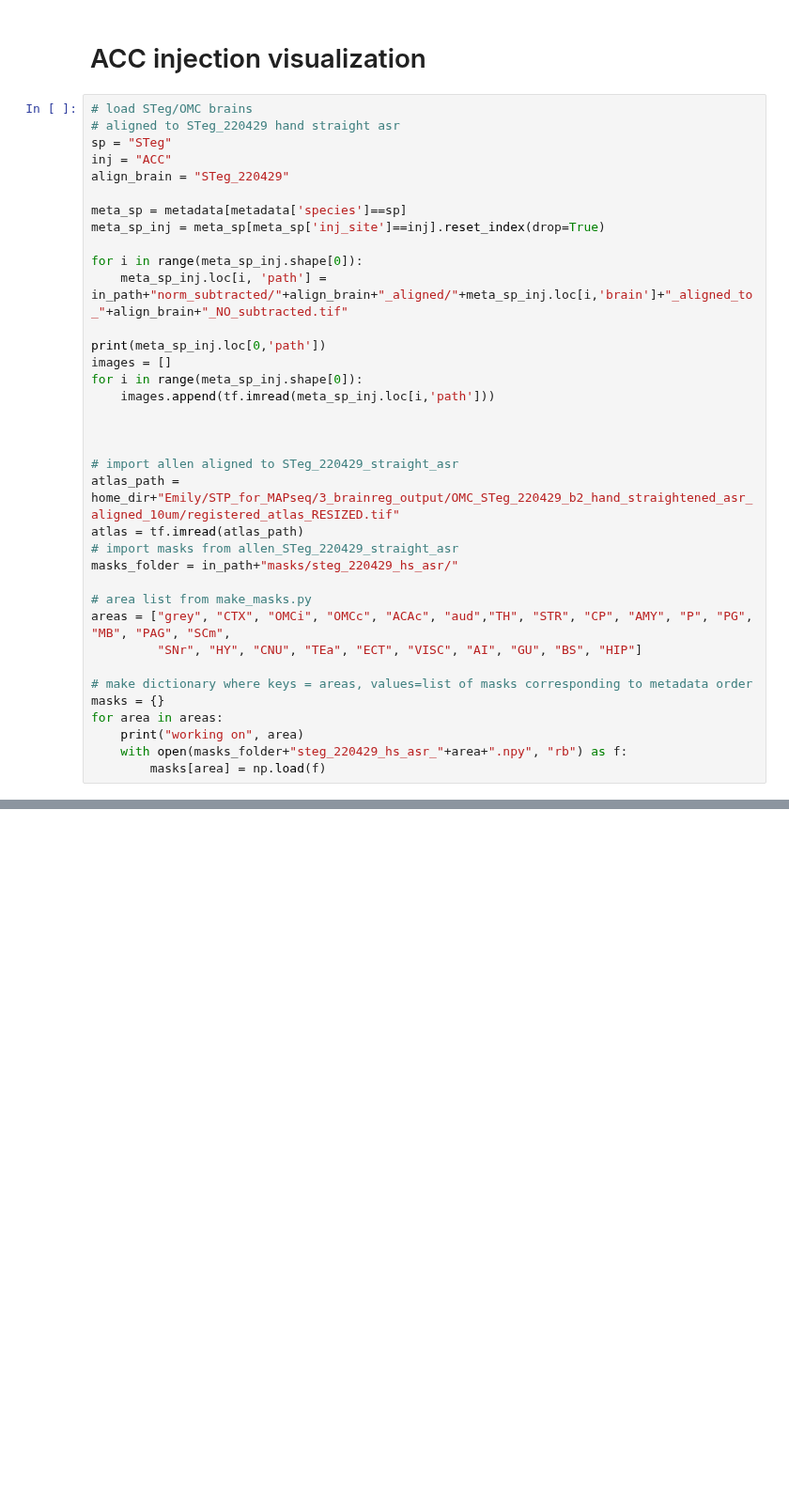
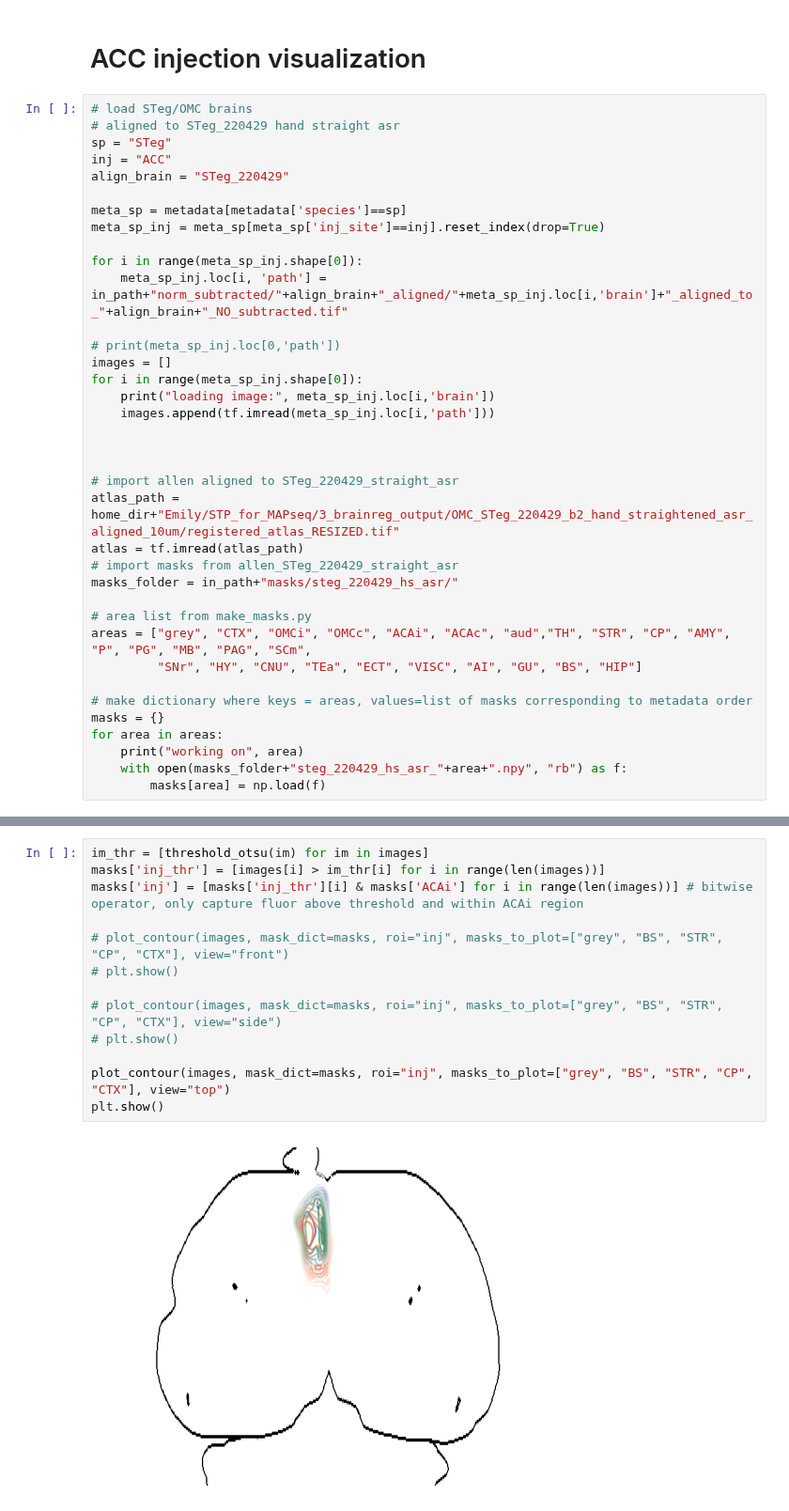
Before and after one commit to eisko/STP_analysis, a Jupyter notebook: Injection_vis.ipynb, the cells around one changed output, grey strips where cells are left out. Shown at 94% size. Drawn from its saved outputs; the diff is of its cells as text; blank space fills up the shorter version.

```diff
--- a/Injection_vis.ipynb
+++ b/Injection_vis.ipynb
@@ -556,9 +556,10 @@ meta_sp_inj = meta_sp[meta_sp['inj_site']==inj].reset_index(drop=True)
 for i in range(meta_sp_inj.shape[0]):
     meta_sp_inj.loc[i, 'path'] = in_path+"norm_subtracted/"+align_brain+"_aligned/"+meta_sp_inj.loc[i,'brain']+"_aligned_to_"+align_brain+"_NO_subtracted.tif"
 
-print(meta_sp_inj.loc[0,'path'])
+# print(meta_sp_inj.loc[0,'path'])
 images = []
 for i in range(meta_sp_inj.shape[0]):
+    print("loading image:", meta_sp_inj.loc[i,'brain'])
     images.append(tf.imread(meta_sp_inj.loc[i,'path']))
 
 
@@ -570,7 +571,7 @@ atlas = tf.imread(atlas_path)
 masks_folder = in_path+"masks/steg_220429_hs_asr/"
 
 # area list from make_masks.py
-areas = ["grey", "CTX", "OMCi", "OMCc", "ACAc", "aud","TH", "STR", "CP", "AMY", "P", "PG", "MB", "PAG", "SCm",
+areas = ["grey", "CTX", "OMCi", "OMCc", "ACAi", "ACAc", "aud","TH", "STR", "CP", "AMY", "P", "PG", "MB", "PAG", "SCm",
          "SNr", "HY", "CNU", "TEa", "ECT", "VISC", "AI", "GU", "BS", "HIP"]
 
 # make dictionary where keys = areas, values=list of masks corresponding to metadata order
@@ -581,0 +601,15 @@ for area in areas:
+# %%
+im_thr = [threshold_otsu(im) for im in images]
+masks['inj_thr'] = [images[i] > im_thr[i] for i in range(len(images))]
+masks['inj'] = [masks['inj_thr'][i] & masks['ACAi'] for i in range(len(images))] # bitwise operator, only capture fluor above threshold and within ACAi region
+
+# plot_contour(images, mask_dict=masks, roi="inj", masks_to_plot=["grey", "BS", "STR", "CP", "CTX"], view="front")
+# plt.show()
+
+# plot_contour(images, mask_dict=masks, roi="inj", masks_to_plot=["grey", "BS", "STR", "CP", "CTX"], view="side")
+# plt.show()
+
+plot_contour(images, mask_dict=masks, roi="inj", masks_to_plot=["grey", "BS", "STR", "CP", "CTX"], view="top")
+plt.show()
+# %% [output]
+[figure, added]
```
Also changed, not shown: parts of 7 cells of this notebook, 1 other file.
